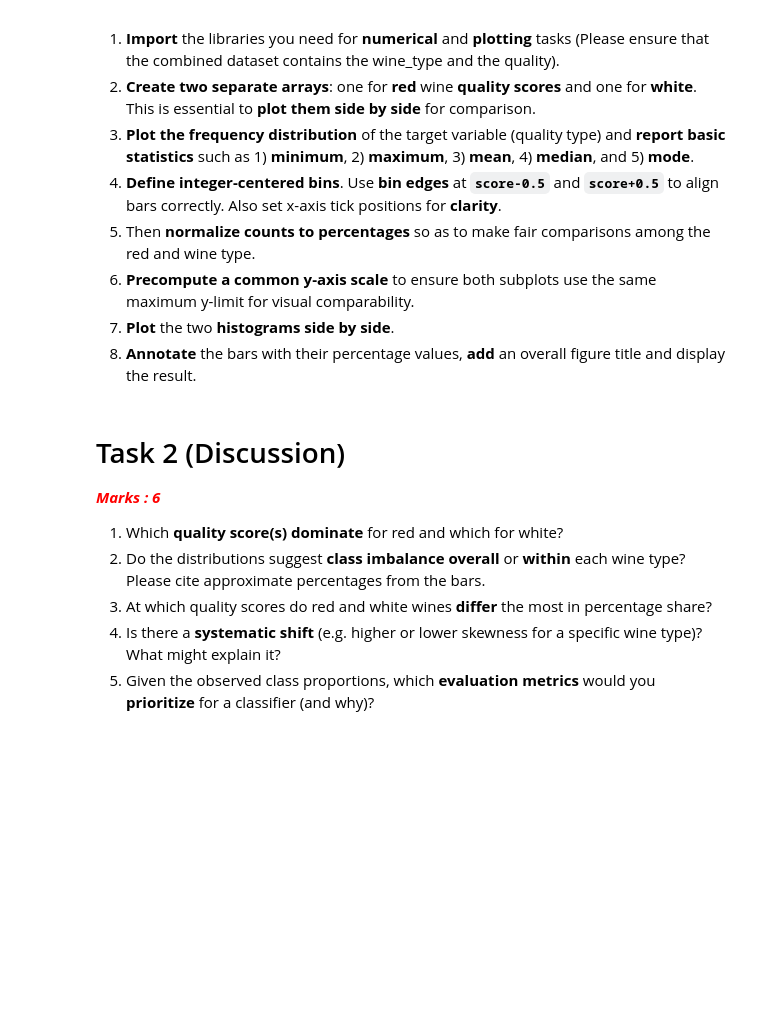
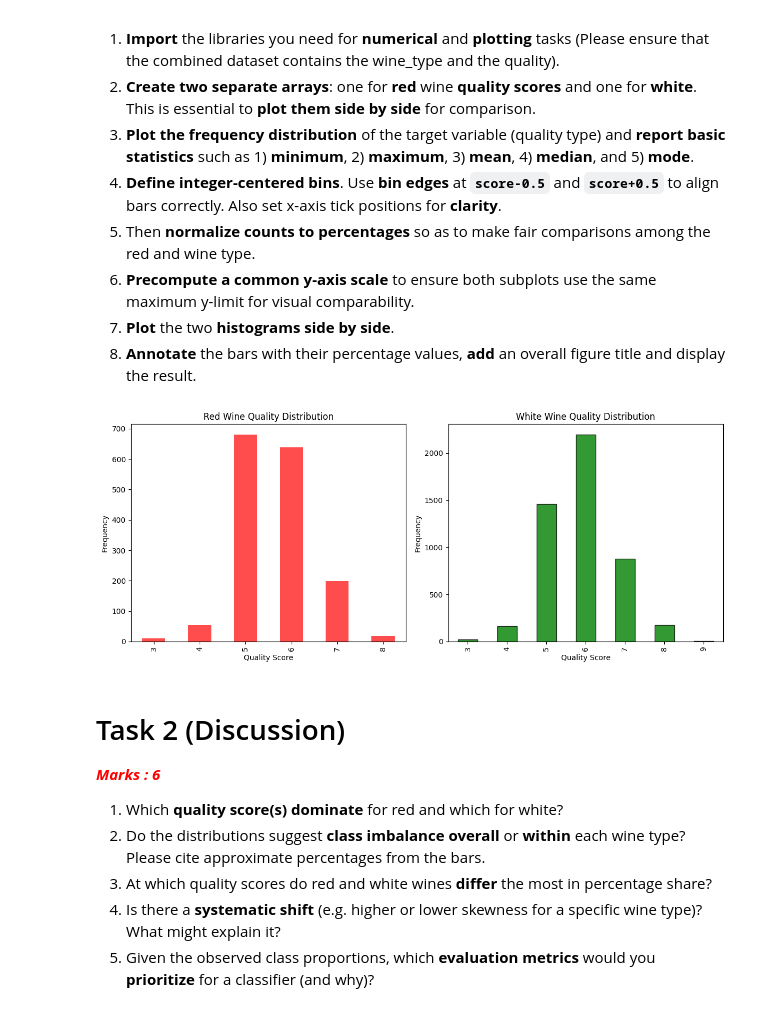
Before and after one commit to Mrkleen0313/MachineLearningAssignement, a Jupyter notebook: ML_2526_assessment (1).ipynb, the cells around one changed output. Saved outputs shown, nothing was run; the diff lists cells and outputs as text; code cells hidden in the pictures; blank space fills up the shorter version.

Commit message:
task 2 started with plotted qualities

```diff
--- a/ML_2526_assessment (1).ipynb
+++ b/ML_2526_assessment (1).ipynb
@@ -142,7 +124,42 @@ max       4.010000     2.000000    14.900000     9.000000
 7. __Plot__ the two __histograms side by side__.
 8. __Annotate__ the bars with their percentage values, __add__ an overall figure title and display the result.
 # %%
-# Task 2I (Solution Cell)
+import numpy as np
+import pandas as pd
+import matplotlib.pyplot as plt
+
+redWine = pd.read_csv("winequality-red.csv",sep=";")
+whiteWine = pd.read_csv("winequality-white.csv",sep=";")
+
+redWine['wine_type'] = 'red'
+whiteWine['wine_type'] = 'white'
+
+#add a wine type and combine them
+mixedWine = pd.concat([redWine, whiteWine], ignore_index=True)
+
+#two arrays to handle the qaulity values
+redWineQaulity = redWine["quality"].to_numpy()
+whiteWineQaulity = whiteWine["quality"].to_numpy()
+
+# Frequency distribution plot
+fig, (ax1, ax2) = plt.subplots(1, 2, figsize=(12, 5))
+
+# Red wine frequency distribution
+redWine['quality'].value_counts().sort_index().plot(kind='bar', ax=ax1, color='red', alpha=0.7)
+ax1.set_title('Red Wine Quality Distribution')
+ax1.set_xlabel('Quality Score')
+ax1.set_ylabel('Frequency')
+
+# White wine frequency distribution
+whiteWine['quality'].value_counts().sort_index().plot(kind='bar', ax=ax2, color='green', edgecolor='black', alpha=0.8)
+ax2.set_title('White Wine Quality Distribution')
+ax2.set_xlabel('Quality Score')
+ax2.set_ylabel('Frequency')
+
+plt.tight_layout()
+plt.show()
+# %% [output]
+[figure, added]
 # %% [markdown]
 # Task 2 (Discussion)
 <font color = red> ***Marks : 6***</font>
```
Also changed, not shown: parts of 3 cells of this notebook.
